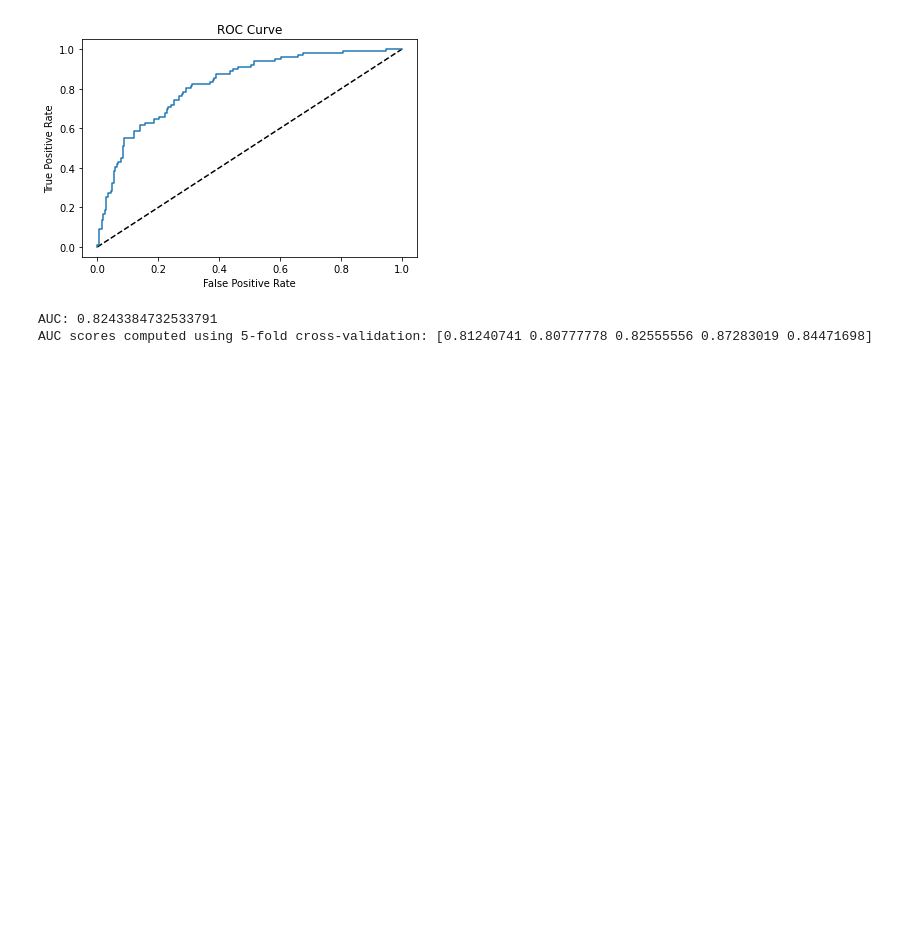
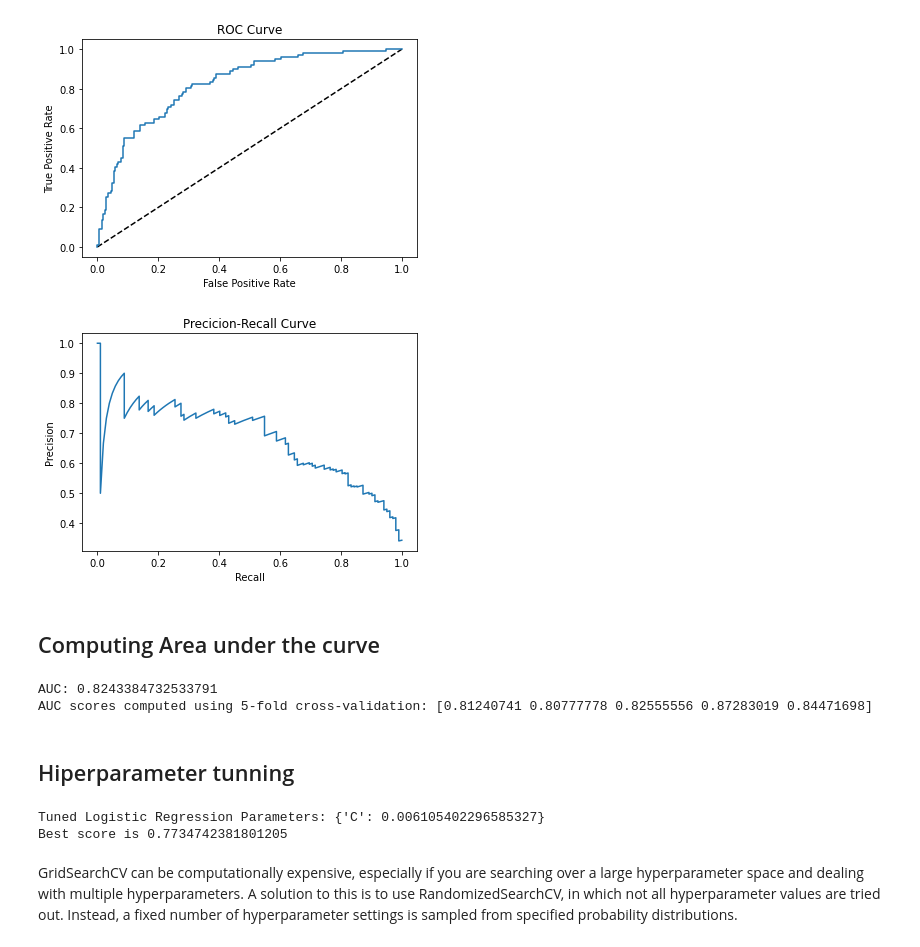
Before and after one commit to pabloleites/datacamp, a Jupyter notebook: My Projects/supervised_learning/Model parametrization.ipynb, the cells around one changed output. Drawn from its saved outputs; the diff is of its cells as text; code cells hidden in the pictures; blank space fills up the shorter version.

Commit message:
model parametrization

```diff
--- a/My Projects/supervised_learning/Model parametrization.ipynb
+++ b/My Projects/supervised_learning/Model parametrization.ipynb
@@ -80,6 +72,19 @@ plt.title('ROC Curve')
 plt.show()
 # %% [output]
 [figure]
+# %%
+from sklearn.metrics import precision_recall_curve
+
+precision, recall, threshold = precision_recall_curve(y_test, y_pred_prob)
+plt.plot(recall, precision)
+plt.xlabel('Recall')
+plt.ylabel('Precision')
+plt.title('Precicion-Recall Curve')
+plt.show()
+# %% [output]
+[figure, added]
+# %% [markdown]
+## Computing Area under the curve
 # %%
 from sklearn.metrics import roc_auc_score
 from sklearn.model_selection import cross_val_score
@@ -98,3 +103,22 @@ print("AUC scores computed using 5-fold cross-validation: {}".format(cv_auc))
 # %% [output]
 AUC: 0.8243384732533791
 AUC scores computed using 5-fold cross-validation: [0.81240741 0.80777778 0.82555556 0.87283019 0.84471698]
+# %% [markdown]
+## Hiperparameter tunning
+# %%
+from sklearn.model_selection import GridSearchCV
+
+# Setup the hyperparameter grid
+c_space = np.logspace(-5, 8, 15)
+param_grid = {'C': c_space}
+
+#Use grid Search to find the best peforming params
+logreg_cv = GridSearchCV(logreg, param_grid, cv=5)
+logreg_cv.fit(X,y)
+print("Tuned Logistic Regression Parameters: {}".format(logreg_cv.best_params_))
+print("Best score is {}".format(logreg_cv.best_score_))
+# %% [output]
+Tuned Logistic Regression Parameters: {'C': 0.006105402296585327}
+Best score is 0.7734742381801205
+# %% [markdown]
+GridSearchCV can be computationally expensive, especially if you are searching over a large hyperparameter space and dealing with multiple hyperparameters. A solution to this is to use RandomizedSearchCV, in which not all hyperparameter values are tried out. Instead, a fixed number of hyperparameter settings is sampled from specified probability distributions.
```
Also changed, not shown: parts of 5 cells of this notebook, 1 other file.
